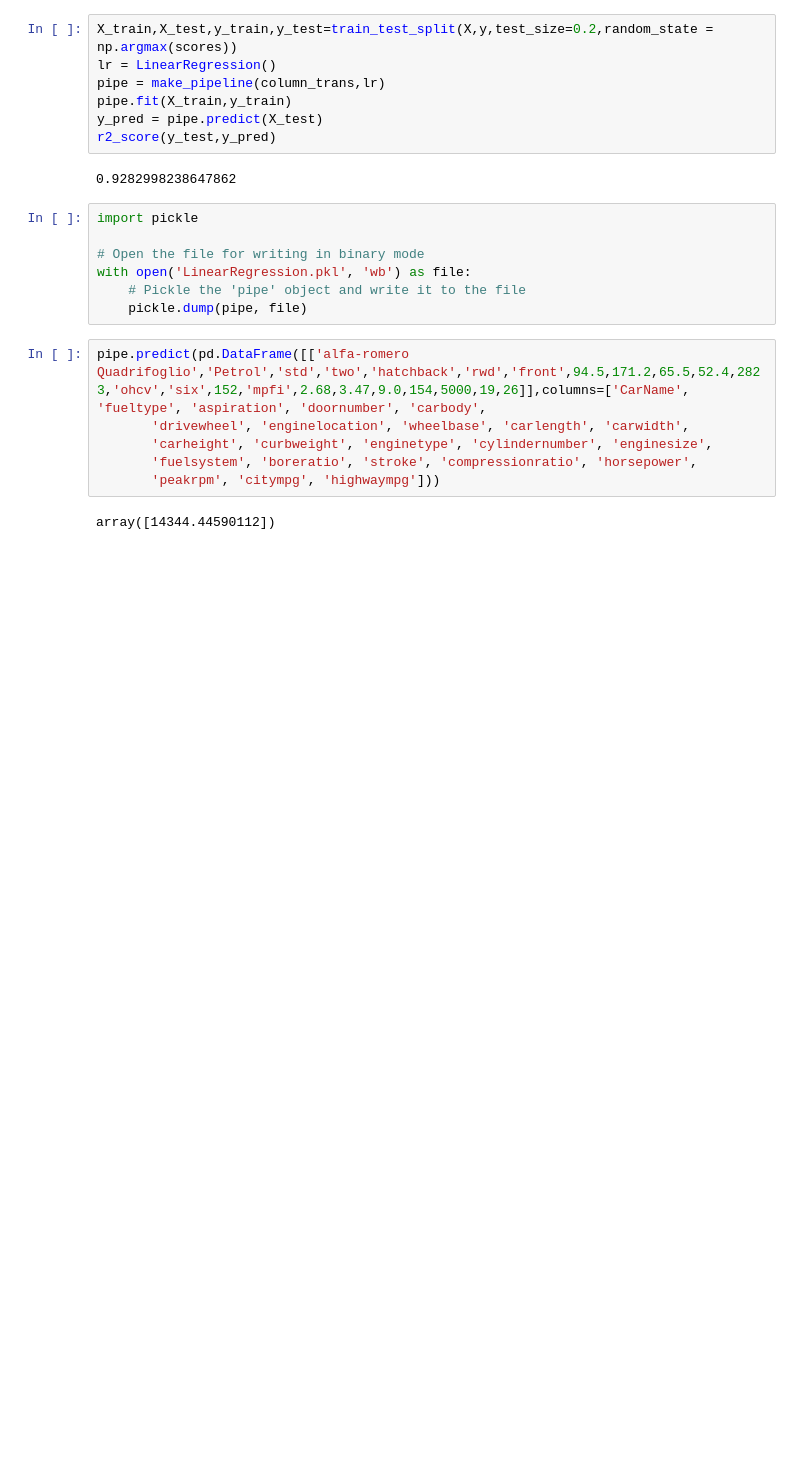
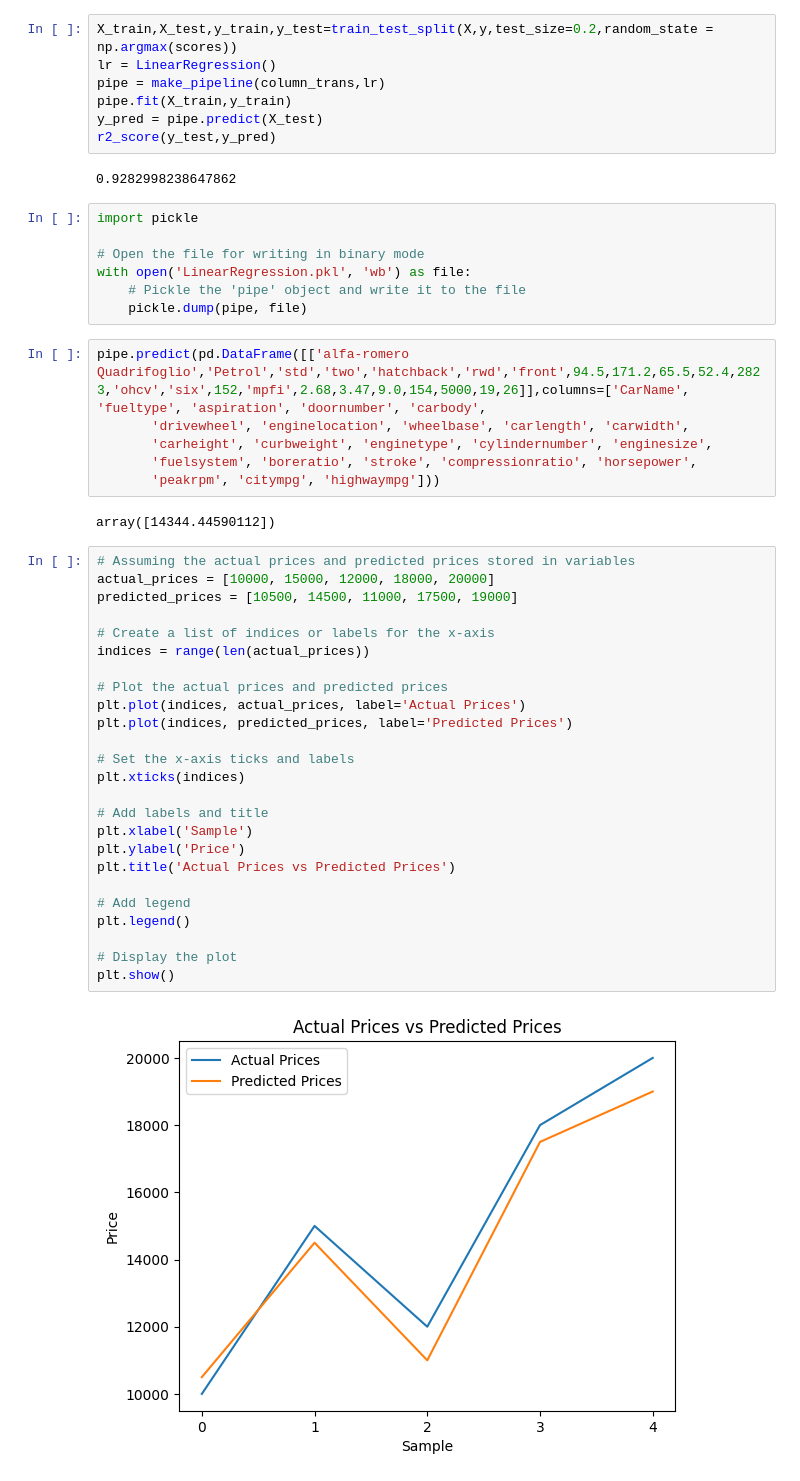
Before and after one commit to farazsfa007/OIBSIP, a Jupyter notebook: Car Prediction/car_prediction.ipynb, the cells around one changed output. Drawn from its saved outputs; the diff is of its cells as text; blank space fills up the shorter version.

```diff
--- a/Car Prediction/car_prediction.ipynb
+++ b/Car Prediction/car_prediction.ipynb
@@ -485,3 +484,30 @@ pipe.predict(pd.DataFrame([['alfa-romero Quadrifoglio','Petrol','std','two','hat
        'peakrpm', 'citympg', 'highwaympg']))
 # %% [output]
 array([14344.44590112])
+# %%
+# Assuming the actual prices and predicted prices stored in variables
+actual_prices = [10000, 15000, 12000, 18000, 20000]
+predicted_prices = [10500, 14500, 11000, 17500, 19000]
+
+# Create a list of indices or labels for the x-axis
+indices = range(len(actual_prices))
+
+# Plot the actual prices and predicted prices
+plt.plot(indices, actual_prices, label='Actual Prices')
+plt.plot(indices, predicted_prices, label='Predicted Prices')
+
+# Set the x-axis ticks and labels
+plt.xticks(indices)
+
+# Add labels and title
+plt.xlabel('Sample')
+plt.ylabel('Price')
+plt.title('Actual Prices vs Predicted Prices')
+
+# Add legend
+plt.legend()
+
+# Display the plot
+plt.show()
+# %% [output]
+[figure, added]
```
Also changed, not shown: parts of 6 cells of this notebook, 1 other file.
